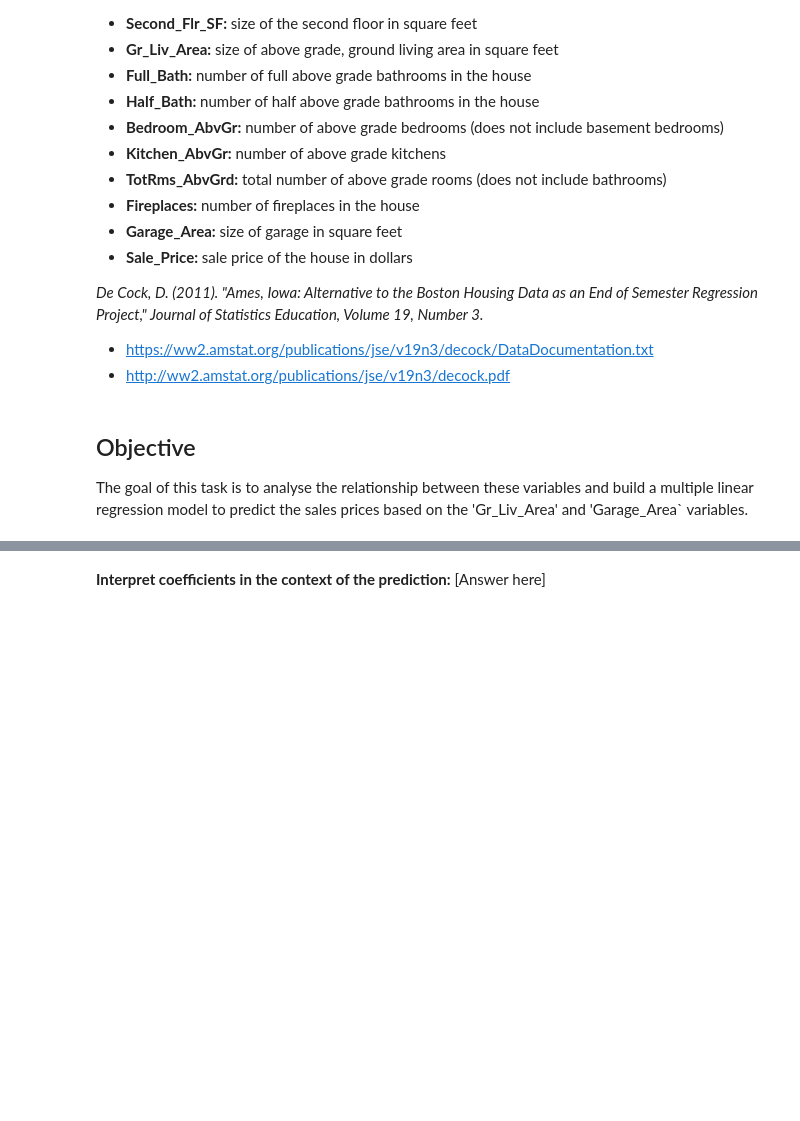
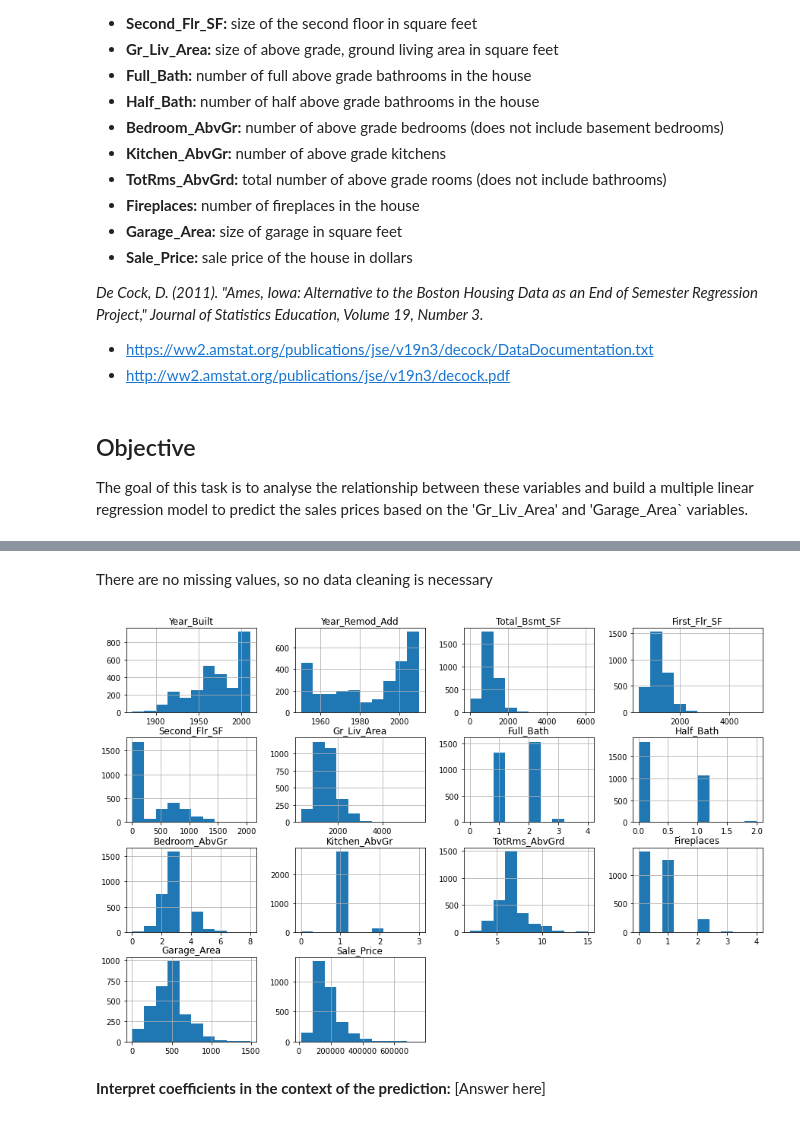
Before and after one commit to williamdorling/Linear-Regression-Ames, a Jupyter notebook: Linear_Regression_Ames.ipynb, the cells around one changed output, grey strips where cells are left out. Cells and saved outputs as stored; diff of their text form; code cells hidden in the pictures; blank space fills up the shorter version.

Commit message:
load in data, and plot histograms to visualise

```diff
--- a/Linear_Regression_Ames.ipynb
+++ b/Linear_Regression_Ames.ipynb
@@ -37,2 +42,4 @@ Regression Project," Journal of Statistics Education, Volume 19, Number 3.*
 # %%
 # Read in the data set
+df = pd.read_csv('ames.csv')
+df.head()
@@ -42,0 +75,2 @@ Regression Project," Journal of Statistics Education, Volume 19, Number 3.*
+# %% [markdown]
+There are no missing values, so no data cleaning is necessary
@@ -43,3 +79,12 @@ Regression Project," Journal of Statistics Education, Volume 19, Number 3.*
+# %%
+# Explore the data with visualisations such as histograms and correlation matrices
+features = ['Year_Built', 'Year_Remod_Add', 'Total_Bsmt_SF', 'First_Flr_SF', 'Second_Flr_SF', 'Gr_Liv_Area', 'Full_Bath',
+             'Half_Bath', 'Bedroom_AbvGr', 'Kitchen_AbvGr', 'TotRms_AbvGrd', 'Fireplaces', 'Garage_Area', 'Sale_Price']
+# Plot histograms of each of the features
+df[features].hist(figsize=(15, 10))
+plt.show()
+# %% [output]
+[figure, added]
 # %%
 # Split the independent variables from the dependent variable
 # %%
```
Also changed, not shown: parts of 6 cells of this notebook.
